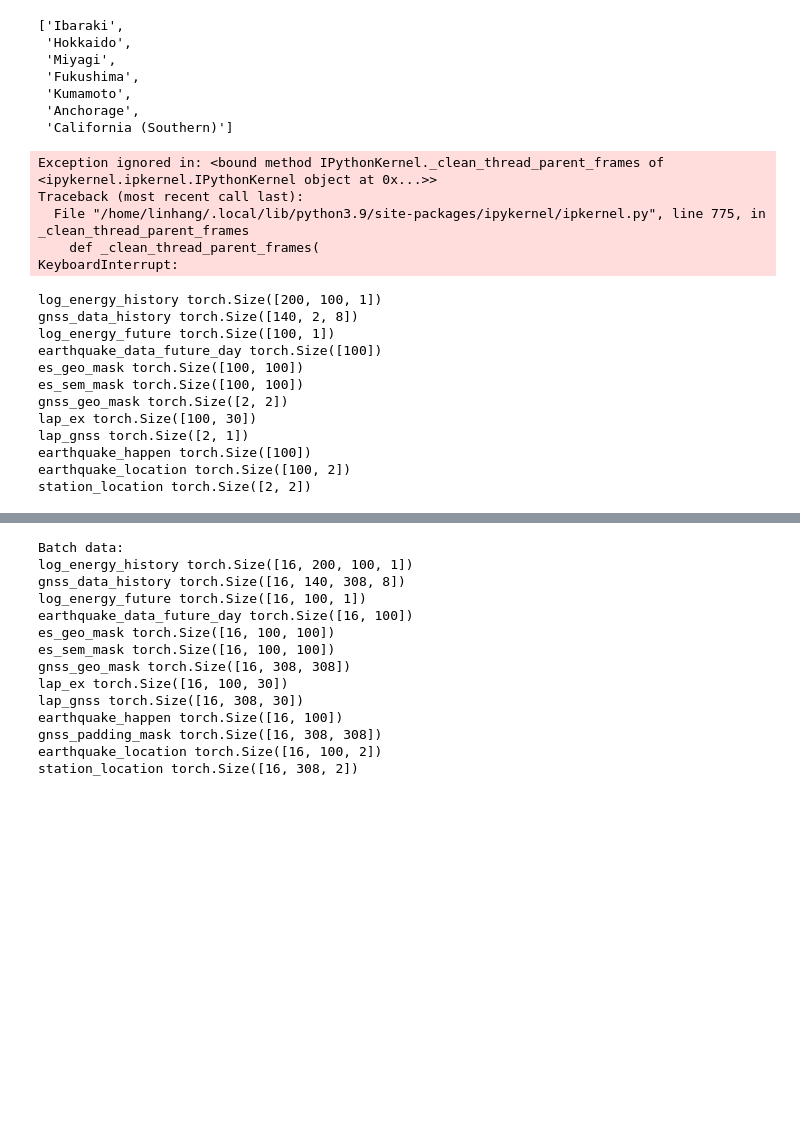
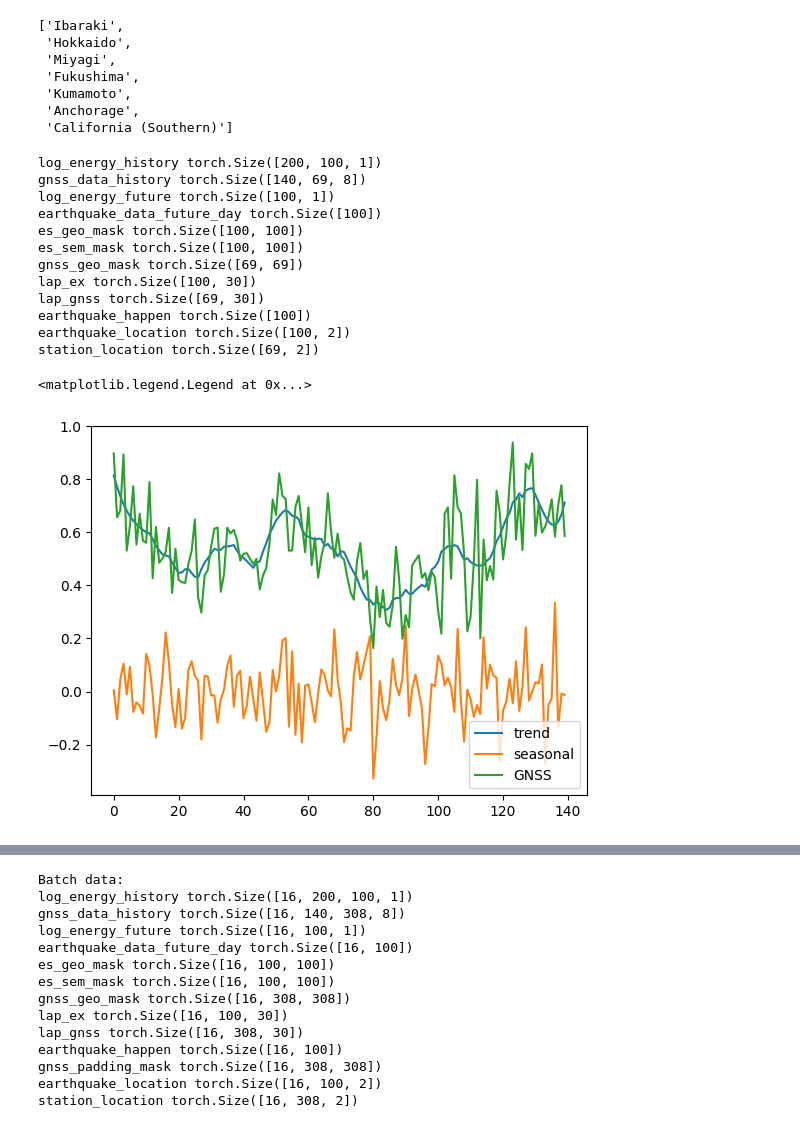
Before and after one commit to lhhhappy/Earthquake_predictor, a Jupyter notebook: dataset/dataset_test.ipynb, the cells around one changed output, grey strips where cells are left out. Drawn from its saved outputs; the diff is of its cells as text; code cells hidden in the pictures; blank space fills up the shorter version.

```diff
--- a/dataset/dataset_test.ipynb
+++ b/dataset/dataset_test.ipynb
@@ -21,5 +41,5 @@ os.listdir(data_path)
 # %%
-area = 'Kumamoto'
+area = 'California (Southern)'
 data_area_path = data_path + area + "/"
 gnss_data = pd.read_csv(data_area_path + "gnss_data.csv", index_col=0, parse_dates=True, low_memory=False).map(parse_str_list)
 earthquake_data = pd.read_csv(data_area_path+"earthquake_data.csv", index_col=0, parse_dates=True)
@@ -29,12 +49,6 @@ earthquake_dict_use = pickle.load(open(data_area_path+"grid_data/grid_id_map.pkl
 es_geo_matrix = pd.read_csv(data_area_path+"es_geo_matrix.csv", index_col=0)
 es_sem_matrix = pd.read_csv(data_area_path+"es_sem_matrix.csv", index_col=0)
 gnss_geo_matrix = pd.read_csv(data_area_path+"gnss_geo_matrix.csv", index_col=0)
-# %% [output]
-Exception ignored in: <bound method IPythonKernel._clean_thread_parent_frames of <ipykernel.ipkernel.IPythonKernel object at 0x...>>
-Traceback (most recent call last):
-  File "/home/linhang/.local/lib/python3.9/site-packages/ipykernel/ipkernel.py", line 775, in _clean_thread_parent_frames
-    def _clean_thread_parent_frames(
-KeyboardInterrupt:
 # %%
 window_size = 140
 forecast_horizon = 14
@@ -42,23 +56,23 @@ lape_dim = 30
 geo_percentage = 0.3
 sem_percentage = 0.2
 earthquake_catalog_window = 2800
-dataset_japan = EarthquakeGNSSDataset(area=area,earthquake_data=earthquake_data,es_geo_matrix=es_geo_matrix,es_sem_matrix=es_sem_matrix,
+dataset = EarthquakeGNSSDataset(area=area,earthquake_data=earthquake_data,es_geo_matrix=es_geo_matrix,es_sem_matrix=es_sem_matrix,
                                 gnss_geo_matrix=gnss_geo_matrix,gnss_data=gnss_data,geo_percentage=geo_percentage, sem_percentage=sem_percentage,
                                 lape_dim=lape_dim,earthquake_dict_use = earthquake_dict_use,station_dict_use = station_dict_use,
                                 window_size=window_size,forecast_horizon=forecast_horizon,earthquake_threshold=4,missing_threshold=5,earthquake_catalog_window=earthquake_catalog_window)
 # %%
-for key in dataset_japan[0]:
-    print(key,dataset_japan[0][key].shape)
+for key in dataset[0]:
+    print(key,dataset[0][key].shape)
 # %% [output]
 log_energy_history torch.Size([200, 100, 1])
-gnss_data_history torch.Size([140, 2, 8])
+gnss_data_history torch.Size([140, 69, 8])
 log_energy_future torch.Size([100, 1])
 earthquake_data_future_day torch.Size([100])
 es_geo_mask torch.Size([100, 100])
 es_sem_mask torch.Size([100, 100])
-gnss_geo_mask torch.Size([2, 2])
+gnss_geo_mask torch.Size([69, 69])
 lap_ex torch.Size([100, 30])
-lap_gnss torch.Size([2, 1])
+lap_gnss torch.Size([69, 30])
 earthquake_happen torch.Size([100])
 earthquake_location torch.Size([100, 2])
-station_location torch.Size([2, 2])
+station_location torch.Size([69, 2])
@@ -70,3 +79,14 @@ plt.plot(dataset_japan[3000]['gnss_data_history'][:,10,i+8]+dataset_japan[3000][
+# %%
+i = 0
+T = 100
+station = 10
+plt.plot(dataset[T]['gnss_data_history'][:,station,i],label = "trend")
+plt.plot(dataset[T]['gnss_data_history'][:,station,i+4],label = "seasonal")
+plt.plot(dataset[T]['gnss_data_history'][:,station,i]+dataset[3000]['gnss_data_history'][:,10,i+4],label = "GNSS")
+plt.legend()
+# %% [output]
+<matplotlib.legend.Legend at 0x...>
+[figure, added]
 # %%
 area = 'Anchorage'
 data_area_path = data_path + area + "/"
```
Also changed, not shown: parts of 12 cells of this notebook, 11 other files.
